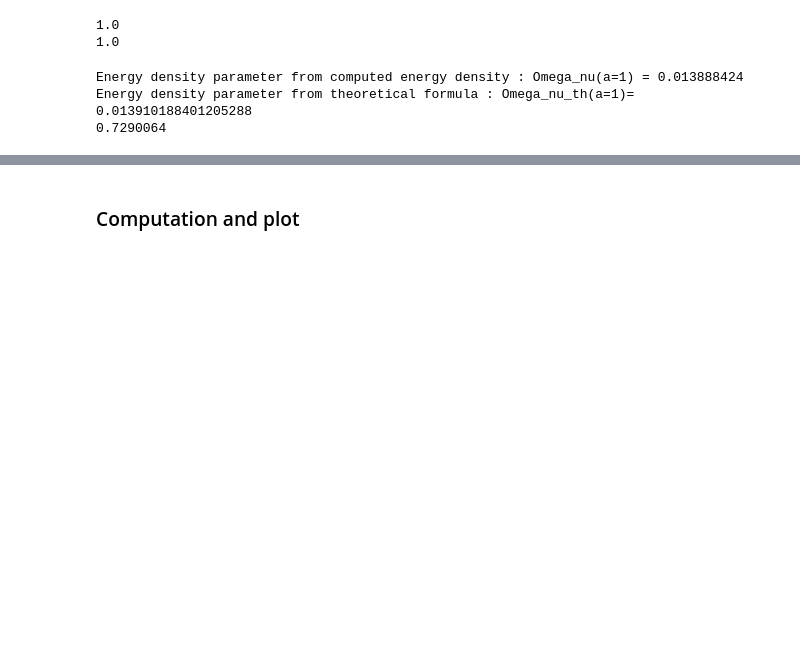
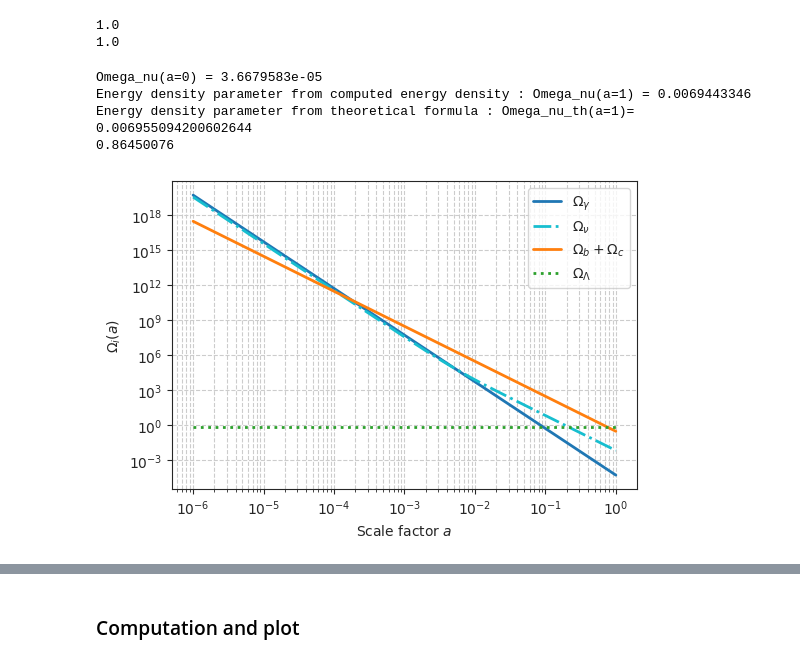
Before and after one commit to Xantyos13/DISCO-DJ, a Jupyter notebook: Neutrinos/Neutrinos_impact_on_growth.ipynb, the cells around one changed output, grey strips where cells are left out. Cells and saved outputs as stored; diff of their text form; code cells hidden in the pictures; blank space fills up the shorter version.

```diff
--- a/Neutrinos/Neutrinos_impact_on_growth.ipynb
+++ b/Neutrinos/Neutrinos_impact_on_growth.ipynb
@@ -284,6 +300,14 @@ def Omega_nu(x):
 def dOmega_nu(x):
     """Compute the derivative of interpolated massive neutrino density parameter"""
     return interp(x, a, dOmega_nu_table)
+
+def Omega_nu0(x):
+    """Compute the interpolated massive neutrino density parameter"""
+    return interp(x, a, Omega_nu0_table)
+
+def dOmega_nu0(x):
+    """Compute the derivative of interpolated massive neutrino density parameter"""
+    return interp(x, a, dOmega_nu0_table)
 # %%
 #Vectorize
 Omega_nu_array = Omega_nu(a)
@@ -295,13 +316,13 @@ Omega_nu0_massless = Omega_gamma_0 * Neff * (7/8) * (4/11)**(4/3)
 # %% [markdown]
 ### Functions
 # %%
-def Omega_de(Omega_c , Omega_b ,Omega_k, Omega_nu0_massless,Omega_gamma_0):
+def Omega_de(Omega_c , Omega_b ,Omega_k,Omega_gamma_0):
     """Compute the dark energy density parameter with massless neutrinos."""
-    return 1.0 - Omega_c - Omega_b - Omega_k - Omega_nu0_massless - Omega_gamma_0
+    return 1.0 - Omega_c - Omega_b - Omega_k - Omega_gamma_0 - Omega_nu0(1)
 
-def Omega_de_wnu(Omega_c , Omega_b ,Omega_k,Omega_gamma_0,Omega_nu0_rel):
+def Omega_de_wnu(Omega_c , Omega_b ,Omega_k,Omega_gamma_0):
     """Compute the dark energy density parameter with massive neutrinos."""
-    return 1.0 - Omega_c - Omega_b - Omega_k - Omega_nu(1) - Omega_gamma_0 -Omega_nu0_rel
+    return 1.0 - Omega_c - Omega_b - Omega_k - Omega_nu(1) - Omega_gamma_0
 
 ########
 
@@ -313,38 +334,29 @@ def Omega_de_of_a(Omega_de, w0 ,wa, a):
 def Omega_nu_rel (Neff, Nnu) :
     return Omega_gamma_0 * (Neff - Nnu) * (7/8) * (4/11)**(4/3)
 
-
-N_nu_rel =  2.0458496 #0.045548964
-
-Omega_nu0_massless = Omega_gamma_0 * Neff * (7/8) * (4/11)**(4/3)
-Omega_nu0_rel = Omega_gamma_0 * N_nu_rel * (7/8) * (4/11)**(4/3)
-# Above i should use the variable N_nu_rel_th = (Neff - N_massive_nu) instead of N_nu_rel, however with this value the plot of H_{nu}/H -1 doesn't look good at small a
-# So i compute withe the print below, what should be the value of N_nu_rel by solving the equaion : lim(a->0) [ Omega(of the 2 massless relativistic nu) + Omega(of the massive nu)a**(-4)] = Omega(of ma)
-#print((Omega_nu0_massless - Omega_nu1)/((7/8)*(4/11)**(4/3)*Omega_gamma_0)) # Computation of the exact value of Nrel ton ensure egality of model at small a
-
 #Inital Dark energy density parameter with massless/massive neutrinos
-Omega_de0 = Omega_de(Omega_c , Omega_b ,Omega_k, Omega_nu0_massless,Omega_gamma_0)
-Omega_de0_wnu = Omega_de_wnu(Omega_c , Omega_b ,Omega_k,Omega_gamma_0,Omega_nu0_rel)
-print(Omega_b+Omega_c+Omega_de0+Omega_k+Omega_nu0_massless+Omega_gamma_0)   #RETURN 1
-print(Omega_b+Omega_c+Omega_de0_wnu+Omega_k+Omega_nu(1)+Omega_gamma_0+Omega_nu0_rel)  #RETURN 1
+Omega_de0 = Omega_de(Omega_c , Omega_b ,Omega_k, Omega_gamma_0)
+Omega_de0_wnu = Omega_de_wnu(Omega_c , Omega_b ,Omega_k,Omega_gamma_0)
+print(Omega_b+Omega_c+Omega_de0 +Omega_k+Omega_nu0(1)+Omega_gamma_0)   #RETURN 1
+print(Omega_b+Omega_c+Omega_de0_wnu+Omega_k+Omega_nu(1)+Omega_gamma_0)  #RETURN 1
 
 ########
 
 def Hubble_const (Omega_c , Omega_b ,Omega_k, a) :
     """Compute the Hubble parameter with massless neutrinos"""
-    return H0 *jnp.sqrt( ((Omega_gamma_0+Omega_nu0_massless) *a**(-4) + (Omega_b + Omega_c) *a**(-3) + Omega_k *a**(-2) + Omega_de_of_a(Omega_de0, w0 ,wa, a)) )
+    return H0 *jnp.sqrt( ((Omega_gamma_0) *a**(-4) + (Omega_b + Omega_c) *a**(-3) + Omega_k *a**(-2) + Omega_de_of_a(Omega_de0, w0 ,wa, a)+Omega_nu0(a)) )
 
 def Hubble_const_wnu (Omega_c , Omega_b ,Omega_k, a) :
     """Compute the Hubble parameter with massive neutrinos"""
-    return H0 * jnp.sqrt( ((Omega_gamma_0+Omega_nu0_rel) *a**(-4) + (Omega_b + Omega_c) *a**(-3) + Omega_k *a**(-2) + Omega_de_of_a(Omega_de0_wnu, w0 ,wa, a) + Omega_nu(a)) )
+    return H0 * jnp.sqrt( ((Omega_gamma_0) *a**(-4) + (Omega_b + Omega_c) *a**(-3) + Omega_k *a**(-2) + Omega_de_of_a(Omega_de0_wnu, w0 ,wa, a) + Omega_nu(a)) )
 # %% [output]
 1.0
 1.0
 # %%
 #Omega comparaisom sim / theory
-Omega_nu0 = Omega_nu(1)
+#Omega_nu0 = Omega_nu(1)
 Omega_nu1 = Omega_nu_array[0]/a[0]**(-4)
-#print("Omega_nu(a=0) =",Omega_nu1 )
+print("Omega_nu(a=0) =",Omega_nu1 )
 print("Energy density parameter from computed energy density : Omega_nu(a=1) =", Omega_nu(1))
 print("Energy density parameter from theoretical formula : Omega_nu_th(a=1)= ", smnu / 94 / h**2)
 print(1-6*Omega_nu(1)/(Omega_c+Omega_b))
@@ -364,36 +376,38 @@ plt.loglog(
     lw=2,
     ls='-.',
     label=r'$\Omega_\nu$'
 )
 plt.loglog(
     a, (Omega_b + Omega_c) * a**-3,
     color='#ff7f0e',
     lw=2,
     ls='-',
     label=r'$\Omega_b+\Omega_c$'
 )
 plt.loglog(
     a,
     Omega_de_of_a(Omega_de0_wnu, w0, wa, a),
     color='#2ca02c',
     lw=2,
     ls=':',
     label=r'$\Omega_\Lambda$'
 )
 #plt.loglog(a[:100], Omega_a4[:100], 'r--', lw=2, label=r'$a^{-4}$ (radiation)')
 #plt.loglog(a[400:], Omega_a3[400:], 'y--', lw=2, label=r'$a^{-3}$ (matter)')
 #plt.axvline(a[jnp.argmin(jnp.abs(Omega_nu_array-Omega_a3))], color='grey', linestyle=':', lw=2, label='transition')
 plt.xlabel('Scale factor $a$')
 plt.ylabel(r'$\Omega_i(a)$')
 plt.grid(True, which='both', ls='--')
 plt.legend()
 #plt.title('Neutrino density parameter vs scale factor')
 plt.show()
 #plt.savefig('omega.pgf')
 # %% [output]
-Energy density parameter from computed energy density : Omega_nu(a=1) = 0.013888424
-Energy density parameter from theoretical formula : Omega_nu_th(a=1)=  0.013910188401205288
-0.7290064
+Omega_nu(a=0) = 3.6679583e-05
+Energy density parameter from computed energy density : Omega_nu(a=1) = 0.0069443346
+Energy density parameter from theoretical formula : Omega_nu_th(a=1)=  0.006955094200602644
+0.86450076
+[figure, added]
 # %%
 #Test of numerical precision
 
```
Also changed, not shown: parts of 16 cells of this notebook, 54 other files.
